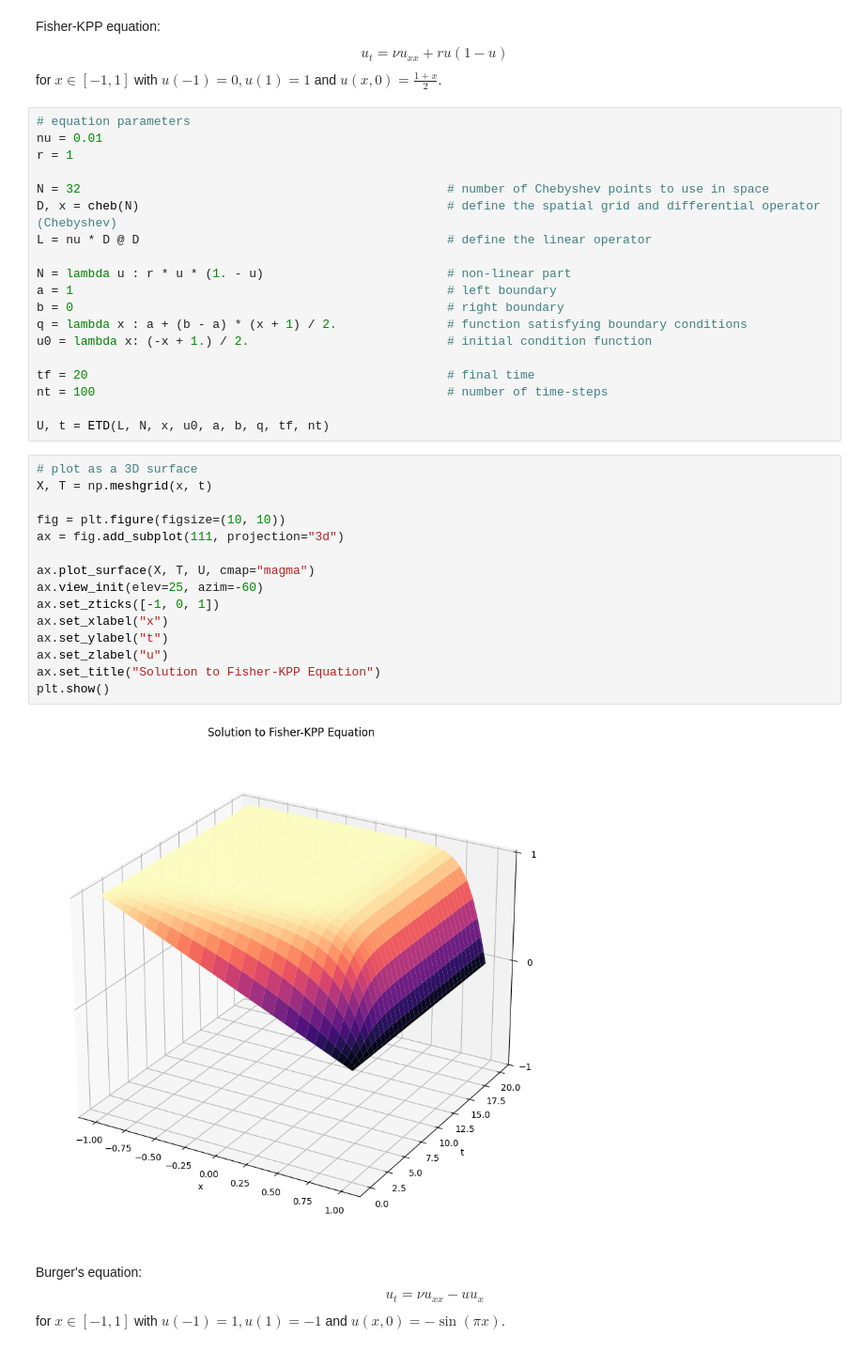
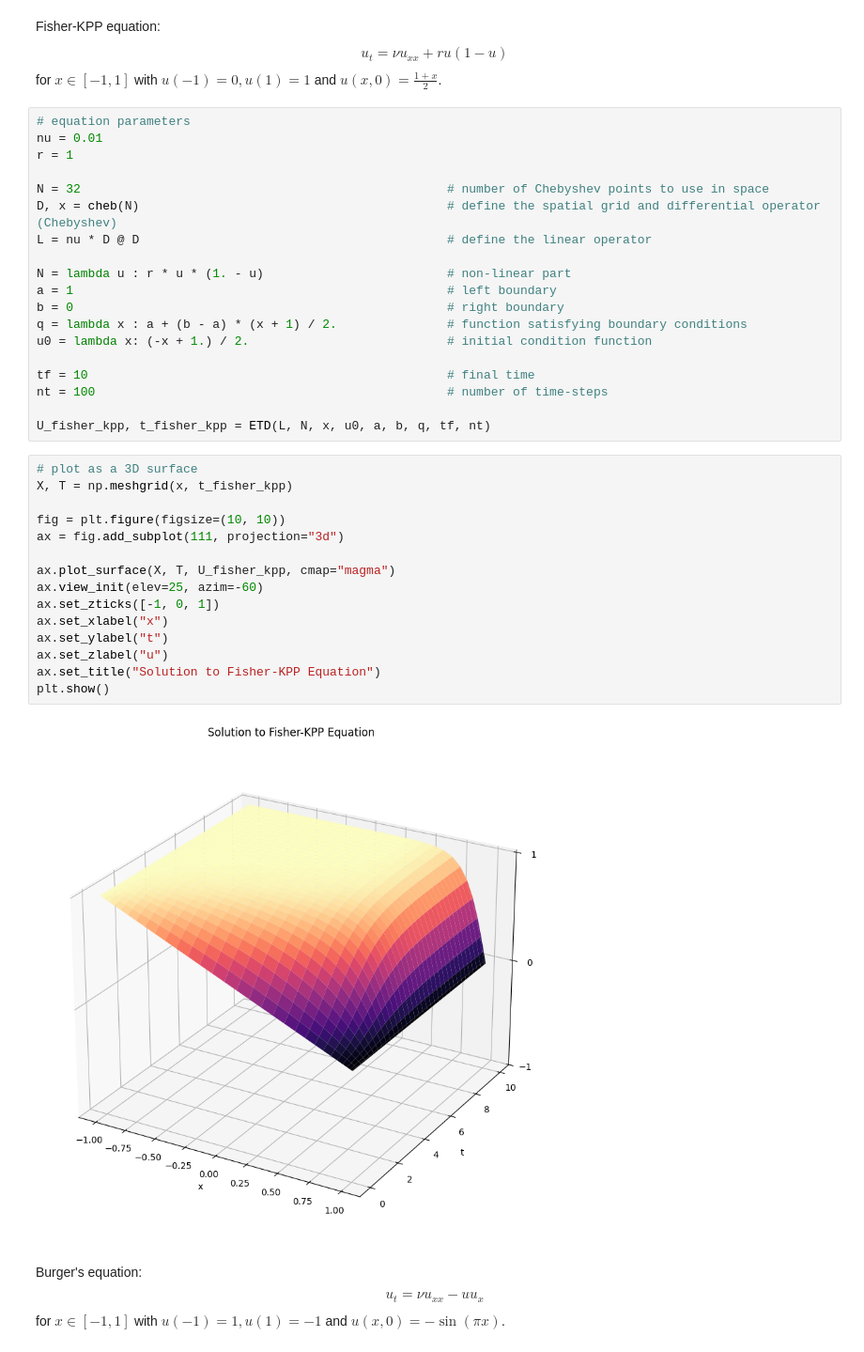
Before and after one commit to tiaraedd/Exponential_Time_Differencing, a Jupyter notebook: examples/generalized_ETD.ipynb, the cells around one changed output. Shown at 94% size. Cells and saved outputs as stored; diff of their text form.

```diff
--- a/examples/generalized_ETD.ipynb
+++ b/examples/generalized_ETD.ipynb
@@ -177,27 +177,27 @@ b = 0                                                   # right boundary
 q = lambda x : a + (b - a) * (x + 1) / 2.               # function satisfying boundary conditions
 u0 = lambda x: (-x + 1.) / 2.                           # initial condition function
 
-tf = 20                                                 # final time
+tf = 10                                                 # final time
 nt = 100                                                # number of time-steps
 
-U, t = ETD(L, N, x, u0, a, b, q, tf, nt)
+U_fisher_kpp, t_fisher_kpp = ETD(L, N, x, u0, a, b, q, tf, nt)
 # %%
 # plot as a 3D surface
-X, T = np.meshgrid(x, t)
+X, T = np.meshgrid(x, t_fisher_kpp)
 
 fig = plt.figure(figsize=(10, 10))
 ax = fig.add_subplot(111, projection="3d")
 
-ax.plot_surface(X, T, U, cmap="magma")
+ax.plot_surface(X, T, U_fisher_kpp, cmap="magma")
 ax.view_init(elev=25, azim=-60)
 ax.set_zticks([-1, 0, 1])
 ax.set_xlabel("x")
 ax.set_ylabel("t")
 ax.set_zlabel("u")
 ax.set_title("Solution to Fisher-KPP Equation")
 plt.show()
 # %% [output]
-[figure, old version]
+[figure, new version]
 # %% [markdown]
 Burger's equation:
 $$u_t = \nu u_{xx} - uu_x$$
```
Also changed, not shown: parts of 16 cells of this notebook, 2 other files.
